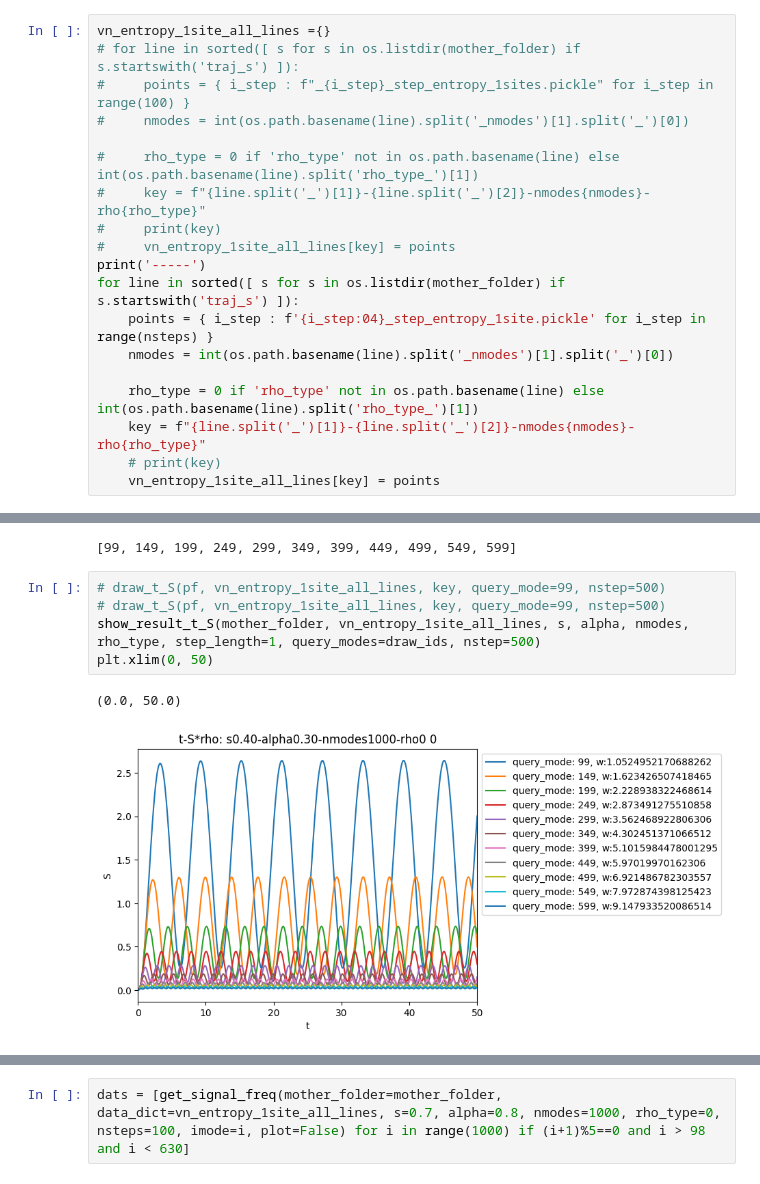
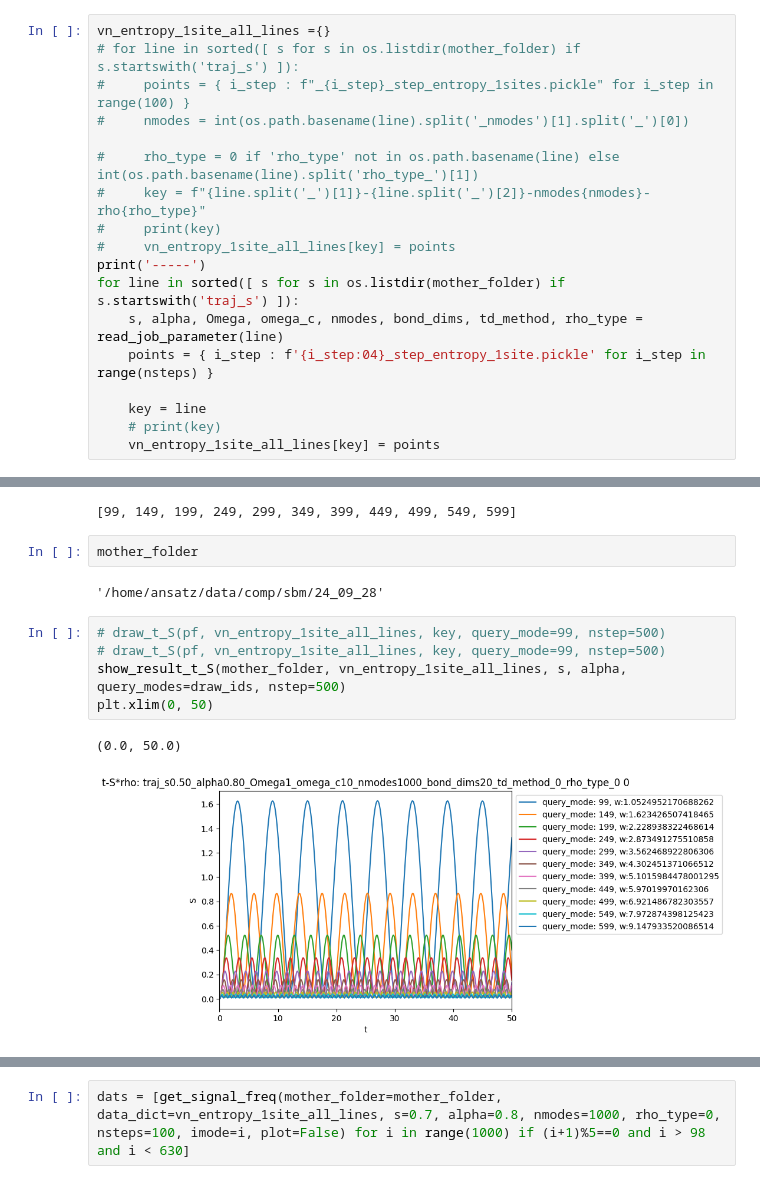
Before and after one commit to ansatzX/2024-SBM, a Jupyter notebook: t_Srho_ala.ipynb, the cells around one changed output, grey strips where cells are left out. Cells and saved outputs as stored; diff of their text form.

```diff
--- a/t_Srho_ala.ipynb
+++ b/t_Srho_ala.ipynb
@@ -41,11 +41,10 @@ vn_entropy_1site_all_lines ={}
 #     vn_entropy_1site_all_lines[key] = points
 print('-----')
 for line in sorted([ s for s in os.listdir(mother_folder) if s.startswith('traj_s') ]):
+    s, alpha, Omega, omega_c, nmodes, bond_dims, td_method, rho_type = read_job_parameter(line)
     points = { i_step : f'{i_step:04}_step_entropy_1site.pickle' for i_step in range(nsteps) }
-    nmodes = int(os.path.basename(line).split('_nmodes')[1].split('_')[0])
 
-    rho_type = 0 if 'rho_type' not in os.path.basename(line) else int(os.path.basename(line).split('rho_type_')[1])
-    key = f"{line.split('_')[1]}-{line.split('_')[2]}-nmodes{nmodes}-rho{rho_type}"
+    key = line
     # print(key)
     vn_entropy_1site_all_lines[key] = points
 # %% [output]
@@ -294,14 +294,18 @@ for i in range(11):
 draw_ids
 # %% [output]
 [99, 149, 199, 249, 299, 349, 399, 449, 499, 549, 599]
+# %%
+mother_folder
+# %% [output]
+'/home/ansatz/data/comp/sbm/24_09_28'
 # %%
 # draw_t_S(pf, vn_entropy_1site_all_lines, key, query_mode=99, nstep=500)
 # draw_t_S(pf, vn_entropy_1site_all_lines, key, query_mode=99, nstep=500)
-show_result_t_S(mother_folder, vn_entropy_1site_all_lines, s, alpha, nmodes, rho_type, step_length=1, query_modes=draw_ids, nstep=500)
+show_result_t_S(mother_folder, vn_entropy_1site_all_lines, s, alpha, query_modes=draw_ids, nstep=500)
 plt.xlim(0, 50)
 # %% [output]
 (0.0, 50.0)
-[figure, old version]
+[figure, new version]
 # %%
 params
 # %% [output]
```
Also changed, not shown: parts of 11 cells of this notebook, 1 other file.
